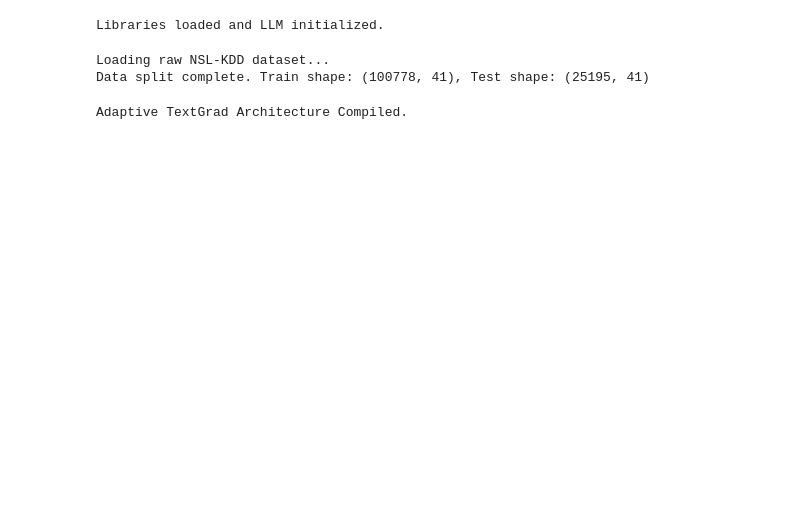
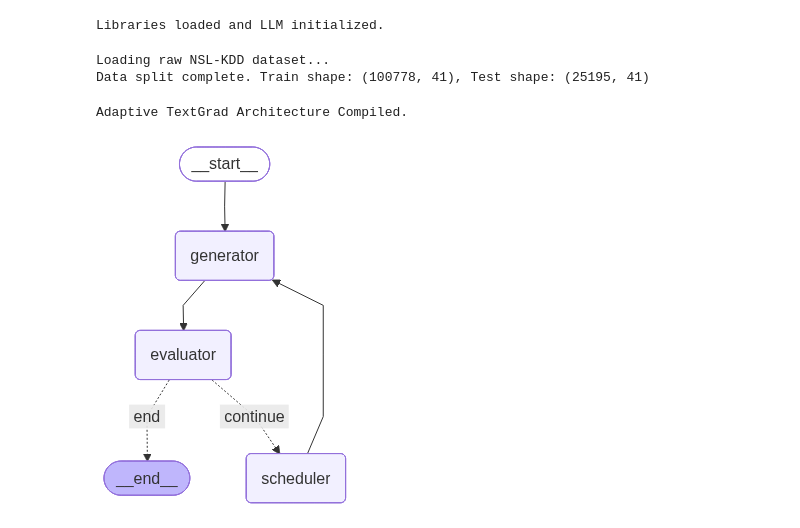
Before and after one commit to Harshith-Pyata/GenAIDL, a Jupyter notebook: M3/m3.ipynb, the cells around one changed output. Cells and saved outputs as stored; diff of their text form; code cells hidden in the pictures; blank space fills up the shorter version.

```diff
--- a/M3/m3.ipynb
+++ b/M3/m3.ipynb
@@ -223,5 +222,9 @@ adaptive_textgrad_app = workflow.compile()
 print("Adaptive TextGrad Architecture Compiled.")
 # %% [output]
 Adaptive TextGrad Architecture Compiled.
+# %%
+adaptive_textgrad_app
+# %% [output]
+[figure, added]
 # %%
 import time
```
Also changed, not shown: parts of 4 cells of this notebook, 4 other files.
